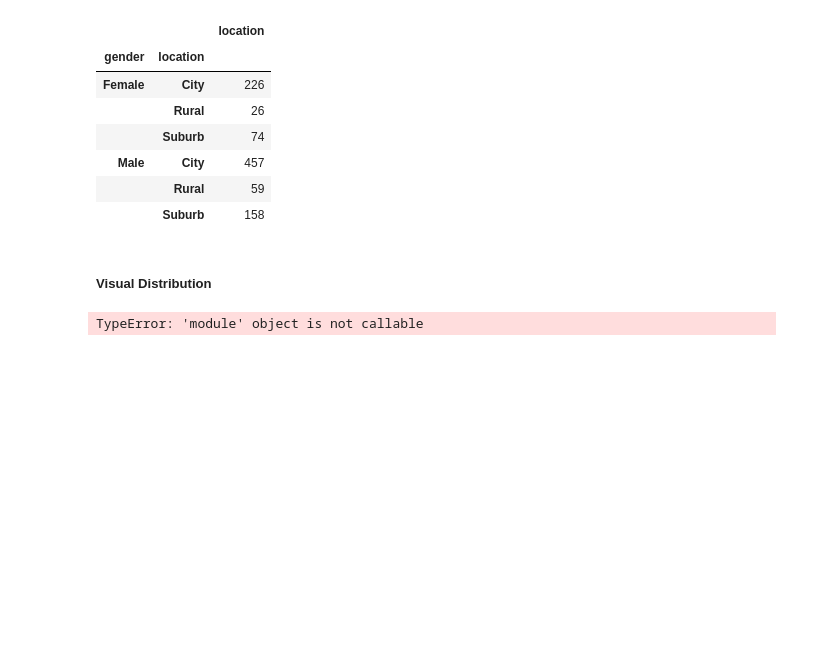
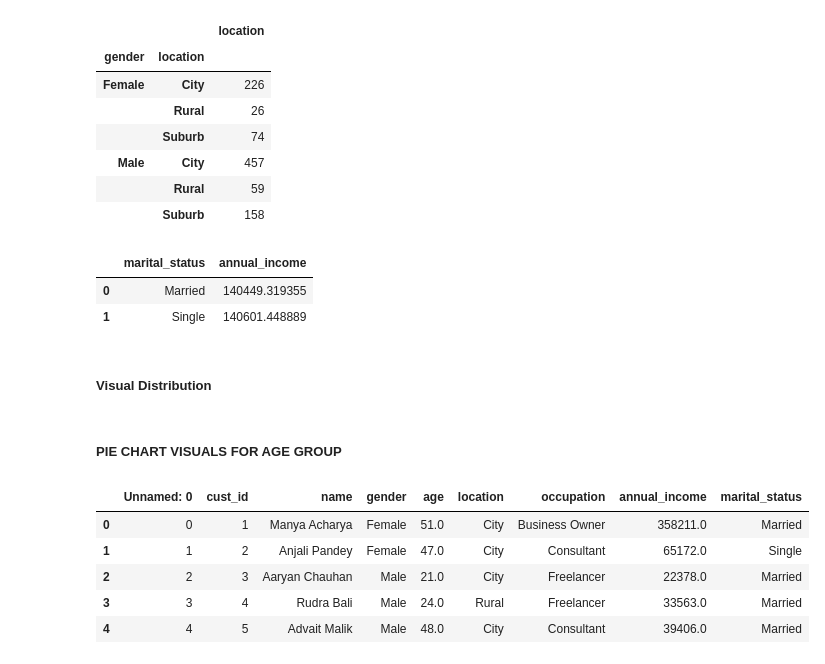
Before and after one commit to jdhova/DummyBank, a Jupyter notebook: Tasks1.ipynb, the cells around one changed output. Cells and saved outputs as stored; diff of their text form; code cells hidden in the pictures; blank space fills up the shorter version.

```diff
--- a/Tasks1.ipynb
+++ b/Tasks1.ipynb
@@ -136,5 +137,11 @@ pd.DataFrame(location_gender2)
 | Male | City | 457 |
 |  | Rural | 59 |
 |  | Suburb | 158 |
+# %%
+annualincome_by_ms
+# %% [output]
+|  | marital_status | annual_income |
+| 0 | Married | 140449.319355 |
+| 1 | Single | 140601.448889 |
 # %% [markdown]
 ##### Visual Distribution
@@ -143,13 +148,11 @@ annualincome_by_ms
-# %%
-plt.figure(figsize=(8, 5))
-plt.bar(annualincome_by_ms['marital_status'], annualincome_by_ms['annual_income'], color=['blue', 'orange'])
-
-# Adding labels and title
-plt.xlabel('marital_status')
-plt.ylabel('annual_income')
-plt.title('Annual Income Grouped by Marital Status')
-
-# Display the plot
-plt.show()
-# %% [output]
-TypeError: 'module' object is not callable
+# %% [markdown]
+##### PIE CHART VISUALS FOR AGE GROUP
+# %%
+clean_income_and_age.head()
+# %% [output]
+|  | Unnamed: 0 | cust_id | name | gender | age | location | occupation | annual_income | marital_status |
+| 0 | 0 | 1 | Manya Acharya | Female | 51.0 | City | Business Owner | 358211.0 | Married |
+| 1 | 1 | 2 | Anjali Pandey | Female | 47.0 | City | Consultant | 65172.0 | Single |
+| 2 | 2 | 3 | Aaryan Chauhan | Male | 21.0 | City | Freelancer | 22378.0 | Married |
+| 3 | 3 | 4 | Rudra Bali | Male | 24.0 | Rural | Freelancer | 33563.0 | Married |
+| 4 | 4 | 5 | Advait Malik | Male | 48.0 | City | Consultant | 39406.0 | Married |
```
Also changed, not shown: parts of 15 cells of this notebook.
